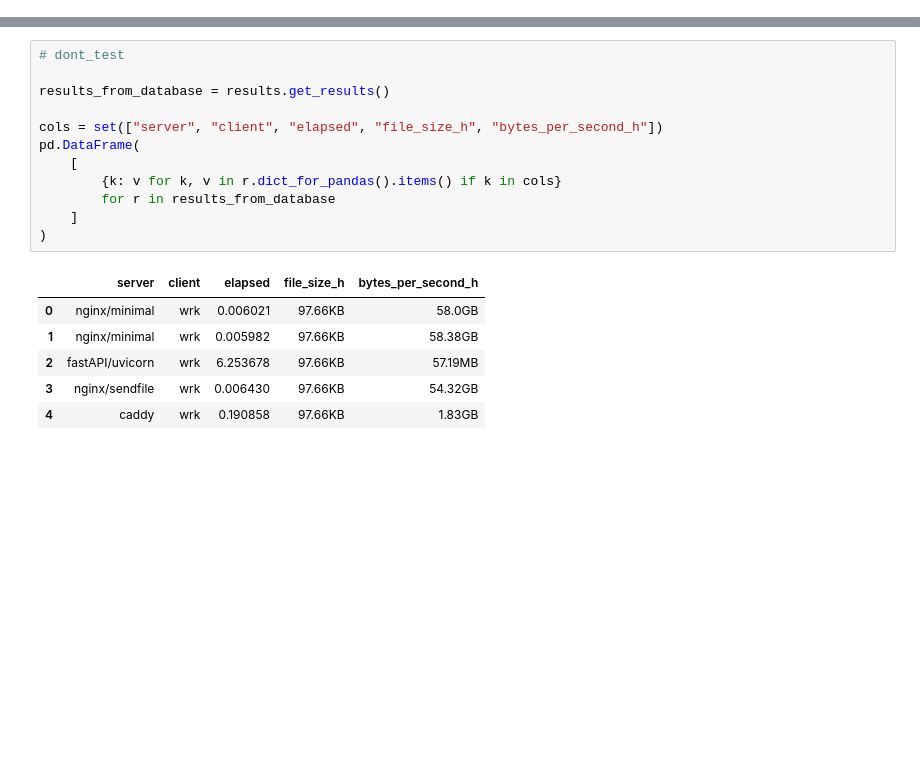
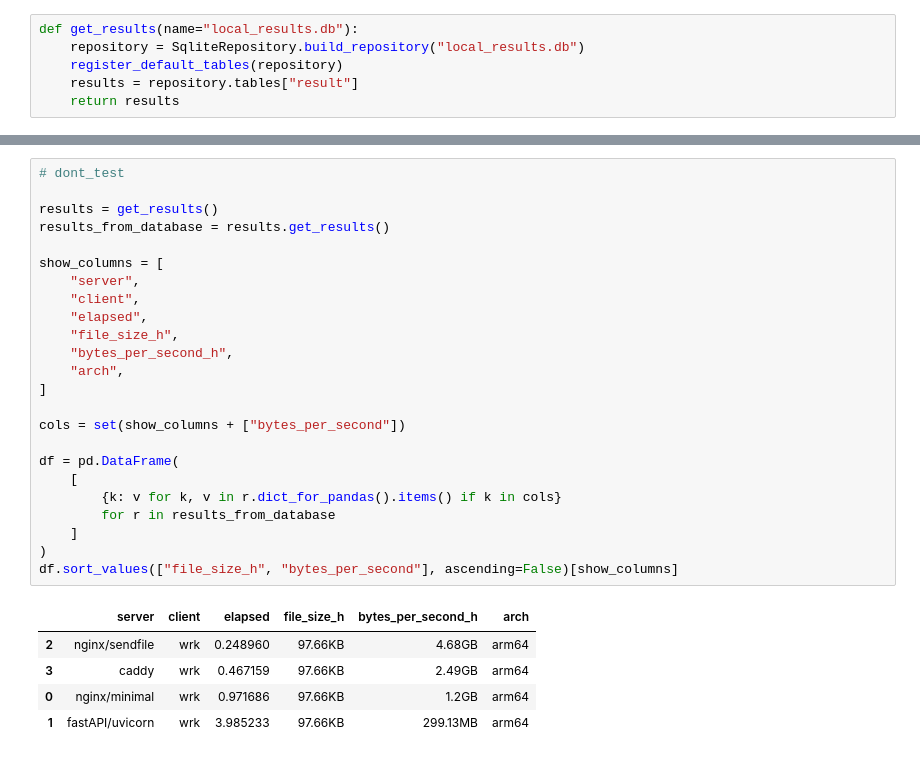
Before and after one commit to ephes/will_it_saturate, a Jupyter notebook: 63_run_benchmark_multiple_servers.ipynb, the cells around one changed output, grey strips where cells are left out. Cells and saved outputs as stored; diff of their text form; blank space fills up the shorter version.

```diff
--- a/63_run_benchmark_multiple_servers.ipynb
+++ b/63_run_benchmark_multiple_servers.ipynb
@@ -26,3 +26,9 @@ from will_it_saturate.control.client import ControlClient
 from will_it_saturate.repositories import SqliteRepository, register_default_tables
 # %% [output]
 [interactive output not drawn]
+# %%
+def get_results(name="local_results.db"):
+    repository = SqliteRepository.build_repository("local_results.db")
+    register_default_tables(repository)
+    results = repository.tables["result"]
+    return results
@@ -85,20 +91,31 @@ for server_class in server_classes:
 # %%
 # dont_test
 
+results = get_results()
 results_from_database = results.get_results()
 
-cols = set(["server", "client", "elapsed", "file_size_h", "bytes_per_second_h"])
-pd.DataFrame(
+show_columns = [
+    "server",
+    "client",
+    "elapsed",
+    "file_size_h",
+    "bytes_per_second_h",
+    "arch",
+]
+
+cols = set(show_columns + ["bytes_per_second"])
+
+df = pd.DataFrame(
     [
         {k: v for k, v in r.dict_for_pandas().items() if k in cols}
         for r in results_from_database
     ]
 )
+df.sort_values(["file_size_h", "bytes_per_second"], ascending=False)[show_columns]
 # %% [output]
-|  | server | client | elapsed | file_size_h | bytes_per_second_h |
-| 0 | nginx/minimal | wrk | 0.006021 | 97.66KB | 58.0GB |
-| 1 | nginx/minimal | wrk | 0.005982 | 97.66KB | 58.38GB |
-| 2 | fastAPI/uvicorn | wrk | 6.253678 | 97.66KB | 57.19MB |
-| 3 | nginx/sendfile | wrk | 0.006430 | 97.66KB | 54.32GB |
-| 4 | caddy | wrk | 0.190858 | 97.66KB | 1.83GB |
+|  | server | client | elapsed | file_size_h | bytes_per_second_h | arch |
+| 2 | nginx/sendfile | wrk | 0.248960 | 97.66KB | 4.68GB | arm64 |
+| 3 | caddy | wrk | 0.467159 | 97.66KB | 2.49GB | arm64 |
+| 0 | nginx/minimal | wrk | 0.971686 | 97.66KB | 1.2GB | arm64 |
+| 1 | fastAPI/uvicorn | wrk | 3.985233 | 97.66KB | 299.13MB | arm64 |
 [interactive output not drawn]
```
Also changed, not shown: parts of 3 cells of this notebook, 11 other files.
